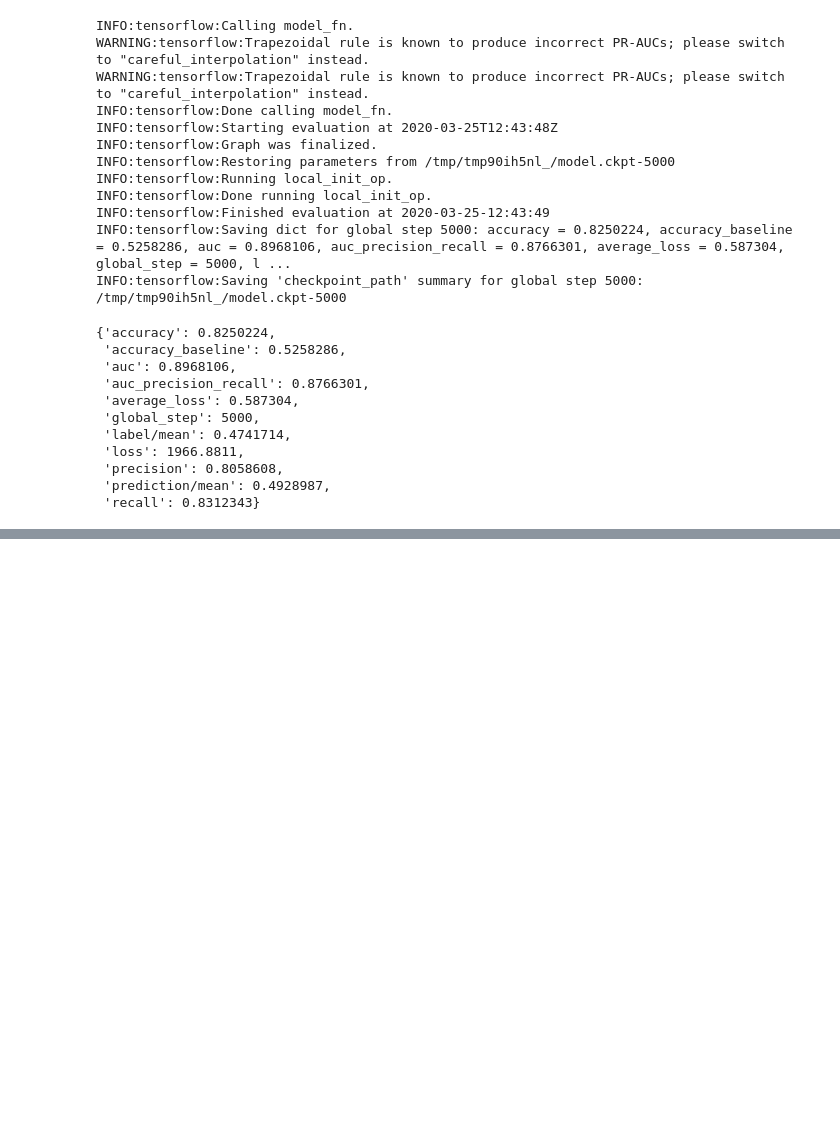
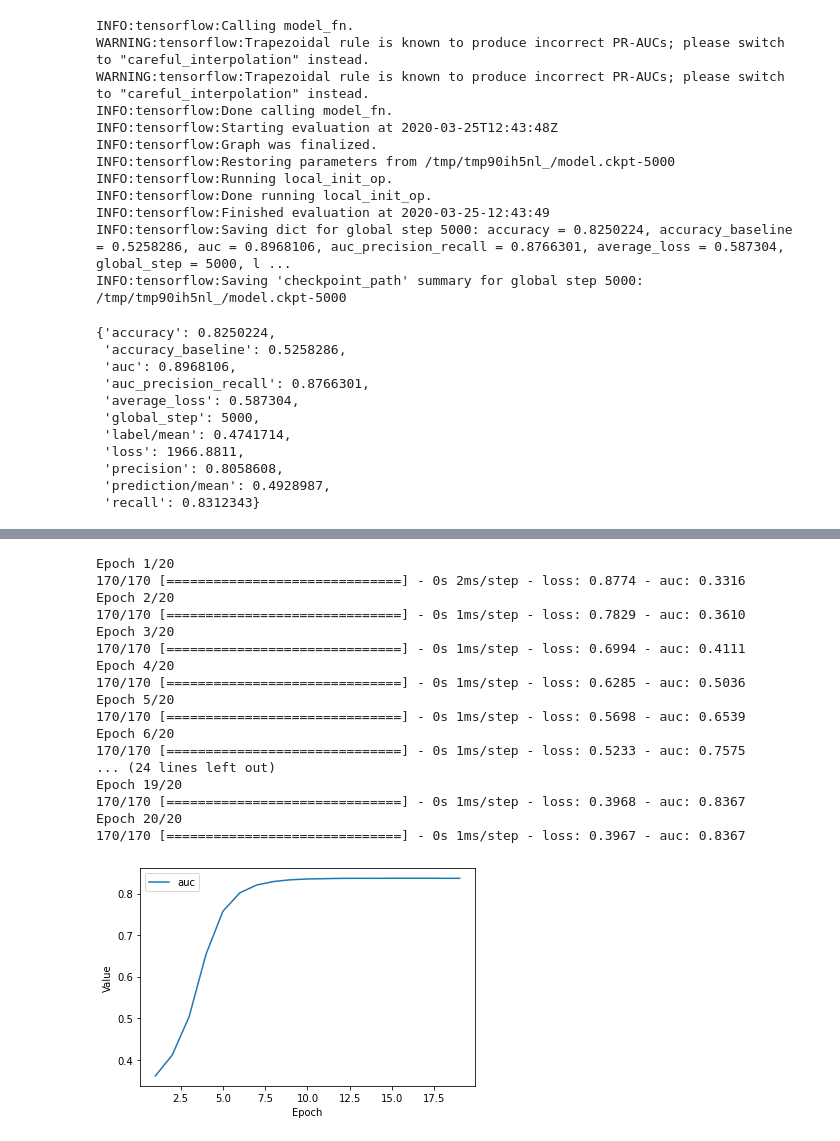
Before and after one commit to corneliarsm/Classification_Using_Tensorflow, a Jupyter notebook: belajarGIT.ipynb, the cells around one changed output, grey strips where cells are left out. Drawn from its saved outputs; the diff is of its cells as text; code cells hidden in the pictures; blank space fills up the shorter version.

```diff
--- a/belajarGIT.ipynb
+++ b/belajarGIT.ipynb
@@ -575,0 +936,46 @@ tf.enable_eager_execution()
+# %%
+#@title Double-click to view the solution for Task 5.
+
+# The following variables are the hyperparameters.
+learning_rate = 0.001
+epochs = 20
+batch_size = 100
+label_name = "median_house_value_is_high"
+
+# AUC is a reasonable "summary" metric for
+# classification models.
+# Here is the updated definition of METRICS to
+# measure AUC:
+METRICS = [
+      tf.keras.metrics.AUC(num_thresholds=100, name='auc'),
+]
+
+# Establish the model's topography.
+my_model = create_model(learning_rate, feature_layer, METRICS)
+
+# Train the model on the training set.
+epochs, hist = train_model(my_model, train_df_norm, epochs,
+                           label_name, batch_size)
+
+# Plot metrics vs. epochs
+list_of_metrics_to_plot = ['auc']
+plot_curve(epochs, hist, list_of_metrics_to_plot)
+# %% [output]
+Epoch 1/20
+170/170 [==============================] - 0s 2ms/step - loss: 0.8774 - auc: 0.3316
+Epoch 2/20
+170/170 [==============================] - 0s 1ms/step - loss: 0.7829 - auc: 0.3610
+Epoch 3/20
+170/170 [==============================] - 0s 1ms/step - loss: 0.6994 - auc: 0.4111
+Epoch 4/20
+170/170 [==============================] - 0s 1ms/step - loss: 0.6285 - auc: 0.5036
+Epoch 5/20
+170/170 [==============================] - 0s 1ms/step - loss: 0.5698 - auc: 0.6539
+Epoch 6/20
+170/170 [==============================] - 0s 1ms/step - loss: 0.5233 - auc: 0.7575
+... (24 lines left out)
+Epoch 19/20
+170/170 [==============================] - 0s 1ms/step - loss: 0.3968 - auc: 0.8367
+Epoch 20/20
+170/170 [==============================] - 0s 1ms/step - loss: 0.3967 - auc: 0.8367
+[figure, added]
```
Also changed, not shown: parts of 14 cells of this notebook.
